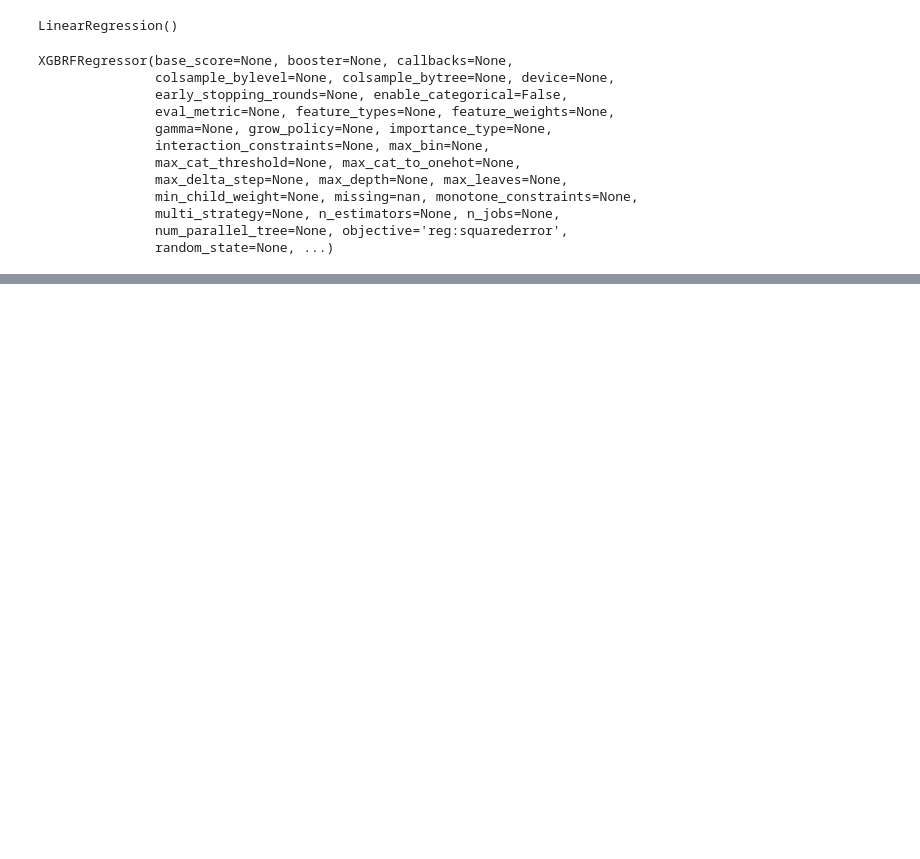
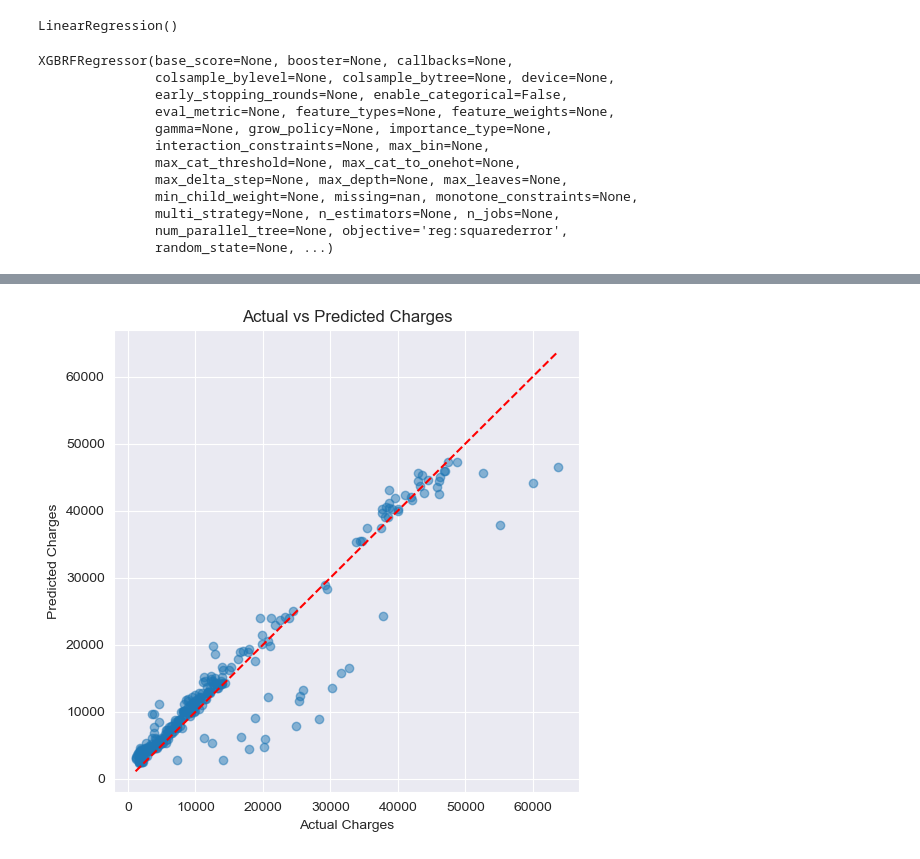
Before and after one commit to fikrifaizz/claim-dashboard-for-hr-monitoring, a Jupyter notebook: notebooks/prediction_regression & classification.ipynb, the cells around one changed output, grey strips where cells are left out. Drawn from its saved outputs; the diff is of its cells as text; code cells hidden in the pictures; blank space fills up the shorter version.

```diff
--- a/notebooks/prediction_regression & classification.ipynb
+++ b/notebooks/prediction_regression & classification.ipynb
@@ -226,0 +232,16 @@ summary
+# %%
+import matplotlib.pyplot as plt
+
+y_pred = xgb.predict(xtest)
+
+plt.figure(figsize=(6,6))
+plt.scatter(ytest, y_pred, alpha=0.5)
+plt.plot([ytest.min(), ytest.max()],
+         [ytest.min(), ytest.max()],
+         'r--')  # garis diagonal
+plt.xlabel("Actual Charges")
+plt.ylabel("Predicted Charges")
+plt.title("Actual vs Predicted Charges")
+plt.show()
+# %% [output]
+[figure, added]
```
Also changed, not shown: parts of 4 cells of this notebook.
